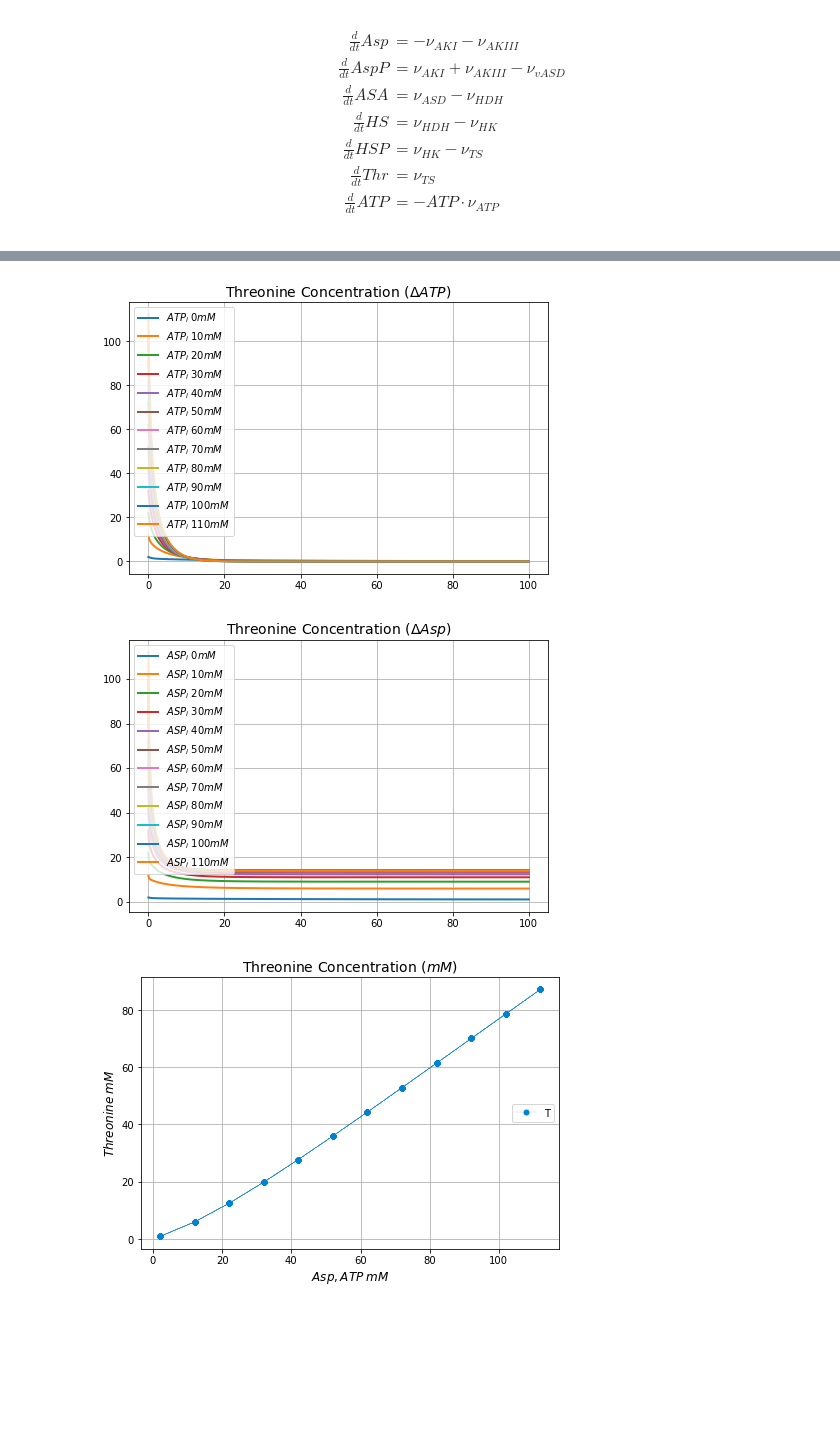
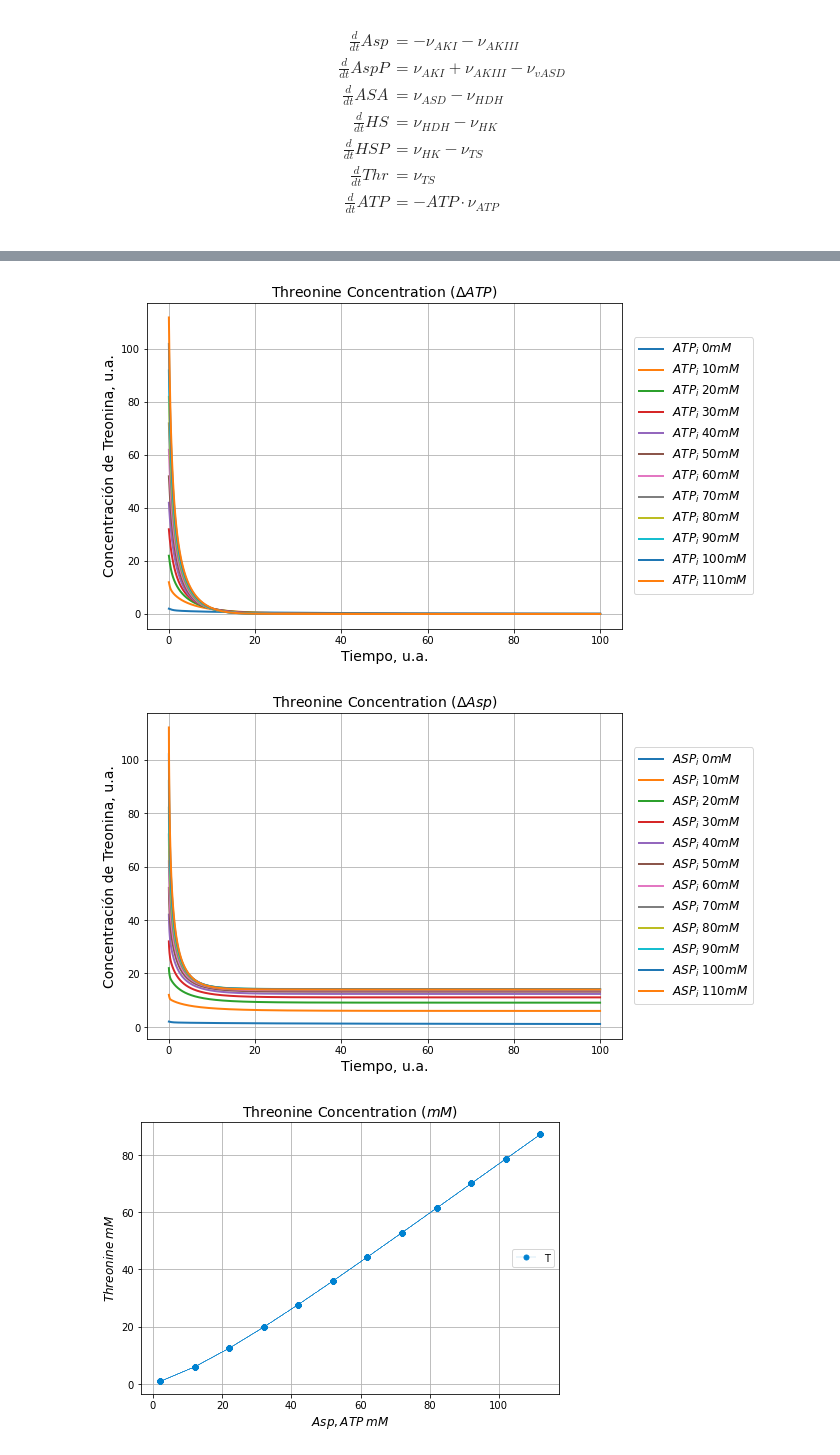
Before and after one commit to alejandrocs98/Proyectos-HCIM, a Jupyter notebook: Proyecto-01/proyecto_1.ipynb, the cells around one changed output, grey strips where cells are left out. Drawn from its saved outputs; the diff is of its cells as text; code cells hidden in the pictures; blank space fills up the shorter version.

```diff
--- a/Proyecto-01/proyecto_1.ipynb
+++ b/Proyecto-01/proyecto_1.ipynb
@@ -247,19 +257,27 @@ plt.grid(True)
 # %%
-figure = plt.figure(figsize=(7.5,5))
+figure = plt.figure(figsize=(8.5,6))
 [plt.plot(solved_systems[i].t, solved_systems[i].y[6], label=f'$ATP_i \;{i*factor} mM$', lw=2) for i in range(len(solved_systems))]
-plt.legend(loc=2)
-plt.title(r'Threonine Concentration ($\Delta{ATP})$', fontsize=14);
+plt.legend(loc='center right', bbox_to_anchor=(1.29, 0.50),
+          ncol=1, fancybox=True, shadow=False, fontsize=12)
+plt.title(r'Threonine Concentration ($\Delta{ATP})$', fontsize=14)
+plt.xlabel('Tiempo, u.a.', fontsize=14)
+plt.ylabel('Concentración de Treonina, u.a.', fontsize=14)
 plt.grid(True)
+plt.show()
 # %% [output]
-[figure, old version]
+[figure, new version]
 # %%
-figure = plt.figure(figsize=(7.5,5))
+figure = plt.figure(figsize=(8.5,6))
 [plt.plot(solved_systems[i].t, solved_systems[i].y[0], label=f'$ASP_i \;{i*factor} mM$', lw=2) for i in range(len(solved_systems))]
-plt.legend(loc=2)
-plt.title(r'Threonine Concentration ($\Delta{Asp})$', fontsize=14);
+plt.legend(loc='center right', bbox_to_anchor=(1.29, 0.50),
+          ncol=1, fancybox=True, shadow=False, fontsize=12)
+plt.title(r'Threonine Concentration ($\Delta{Asp})$', fontsize=14)
+plt.xlabel('Tiempo, u.a.', fontsize=14)
+plt.ylabel('Concentración de Treonina, u.a.', fontsize=14)
 plt.grid(True)
+plt.show()
 # %% [output]
-[figure, old version]
+[figure, new version]
 # %%
 figure = plt.figure(figsize=(7.5,5))
 x = [solved_systems[i].y[0][0] for i in range(len(solved_systems))];
```
Also changed, not shown: parts of 21 cells of this notebook, 4 other files.
